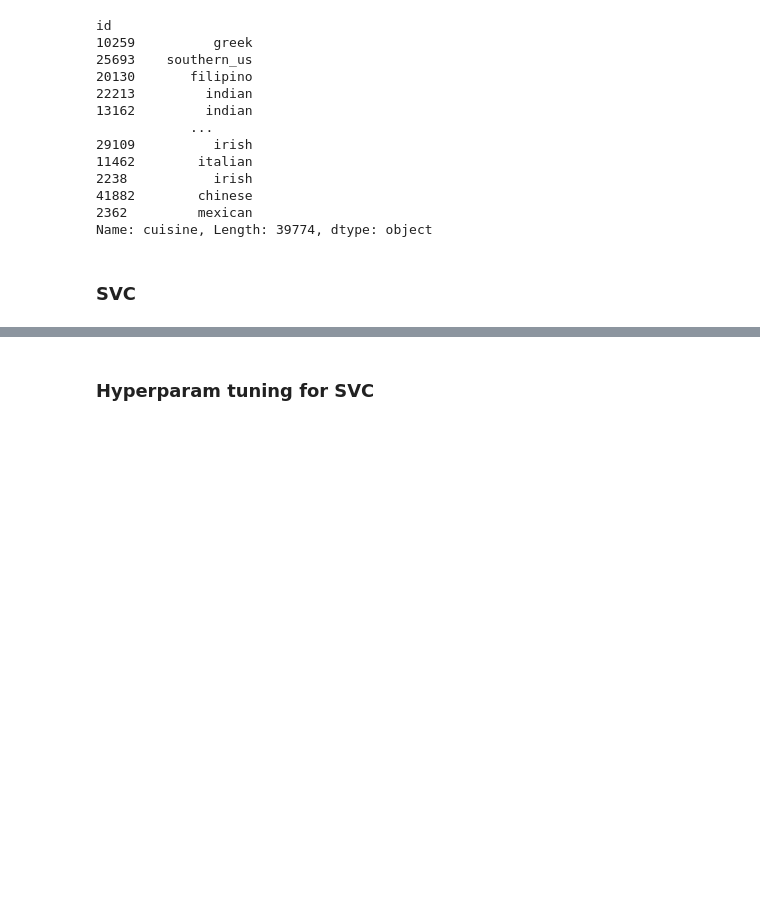
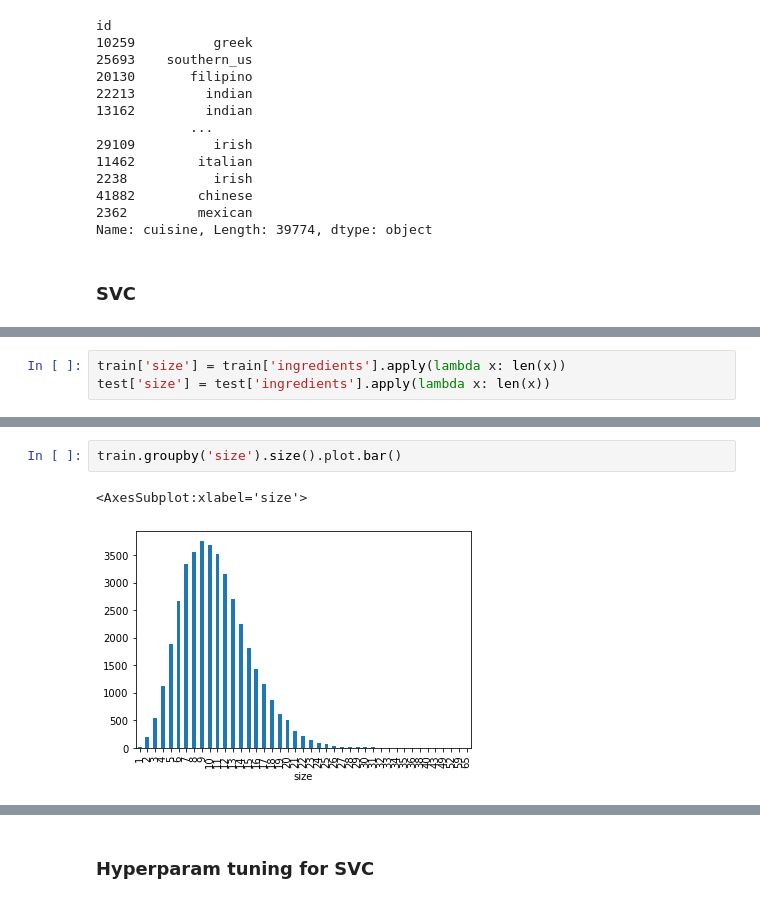
Before and after one commit to Verschworer/HSE_ML_final, a Jupyter notebook: words_svc.ipynb, the cells around one changed output, grey strips where cells are left out. Cells and saved outputs as stored; diff of their text form; blank space fills up the shorter version.

```diff
--- a/words_svc.ipynb
+++ b/words_svc.ipynb
@@ -197,0 +208,3 @@ Counts for bigrams: 0.786<br>
+# %%
+train['size'] = train['ingredients'].apply(lambda x: len(x))
+test['size'] = test['ingredients'].apply(lambda x: len(x))
@@ -197,0 +235,5 @@ Counts for bigrams: 0.786<br>
+# %%
+train.groupby('size').size().plot.bar()
+# %% [output]
+<AxesSubplot:xlabel='size'>
+[figure, added]
```
Also changed, not shown: parts of 48 cells of this notebook.
